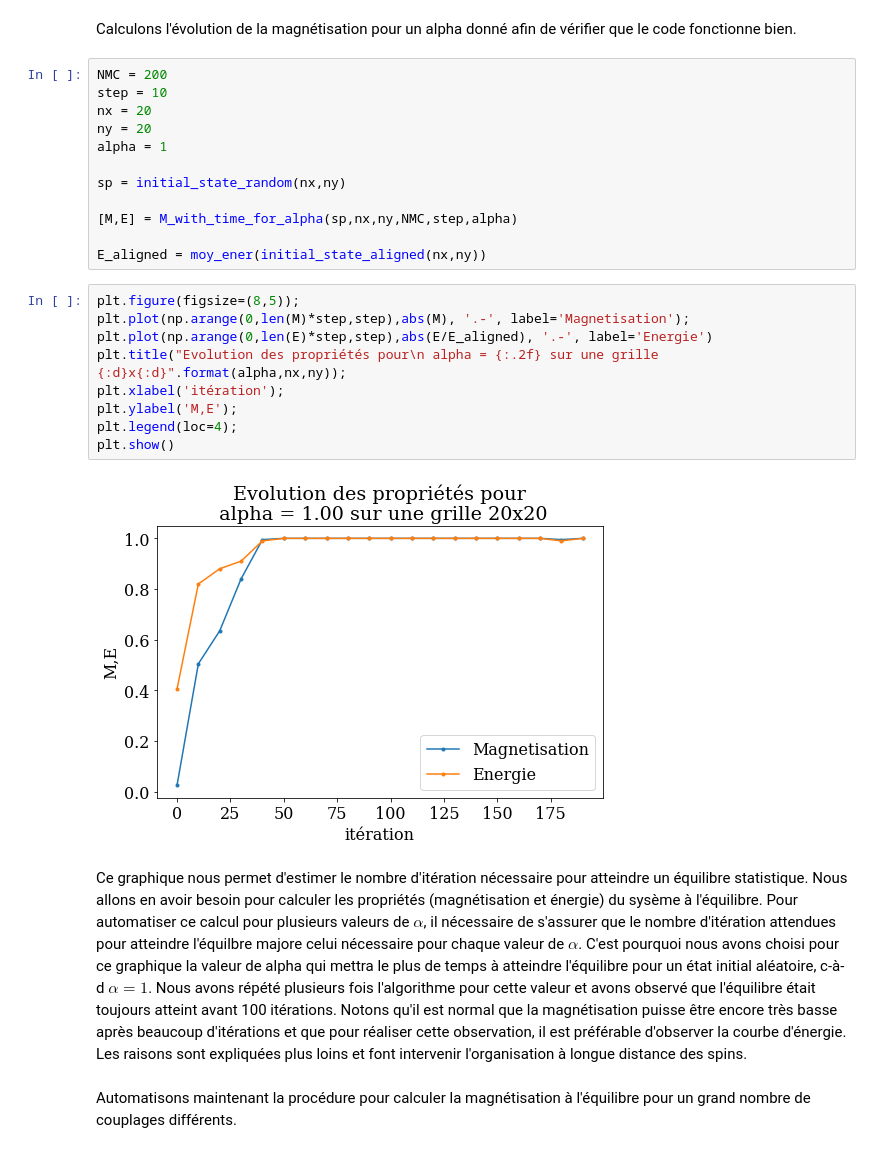
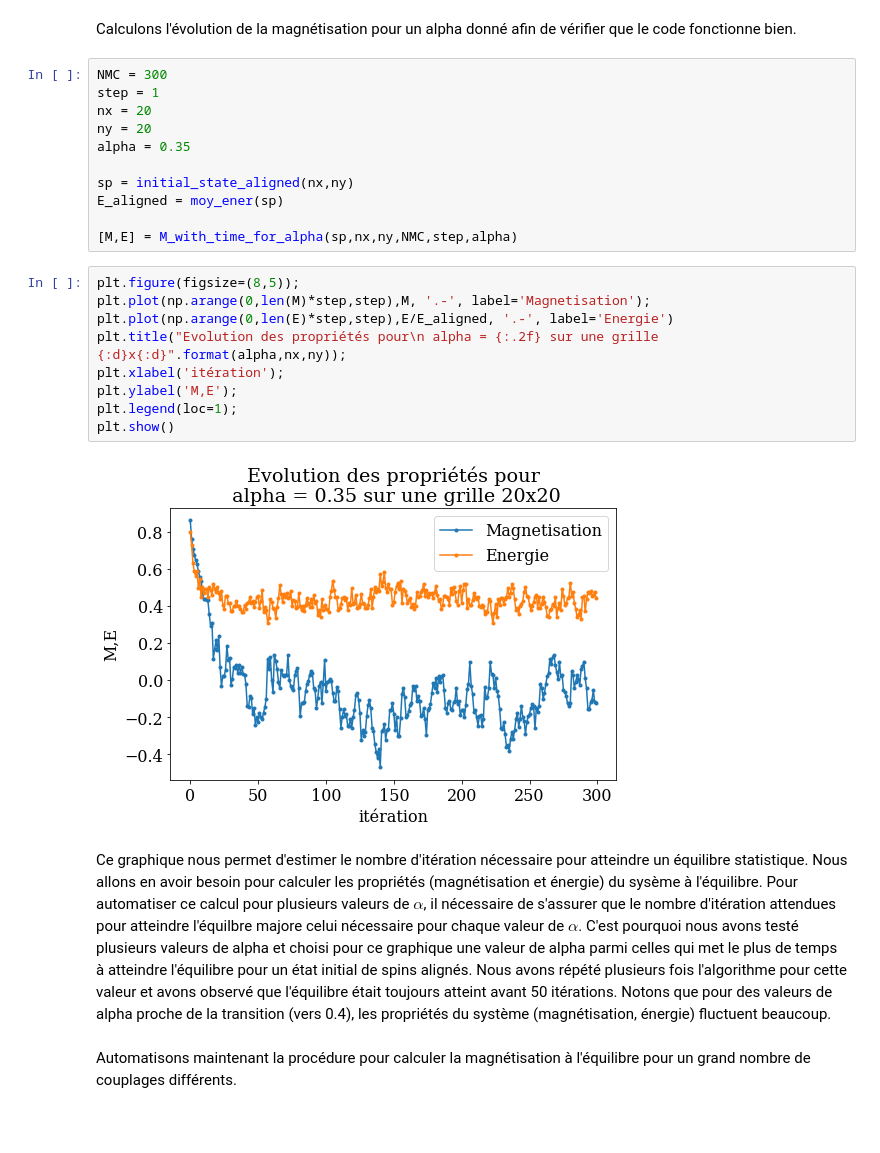
Before and after one commit to ceschoon/Travail-PHYS-F-303, a Jupyter notebook: Travail_PHYS-F-303_MJ_CS.ipynb, the cells around one changed output. Saved outputs shown, nothing was run; the diff lists cells and outputs as text; blank space fills up the shorter version.

```diff
--- a/Travail_PHYS-F-303_MJ_CS.ipynb
+++ b/Travail_PHYS-F-303_MJ_CS.ipynb
@@ -347,30 +354,29 @@ def M_with_time_for_alpha(sp,nx,ny,NMC,step,alpha):
 # %% [markdown]
 Calculons l'évolution de la magnétisation pour un alpha donné afin de vérifier que le code fonctionne bien.
 # %%
-NMC = 200
-step = 10
+NMC = 300
+step = 1
 nx = 20
 ny = 20
-alpha = 1
+alpha = 0.35
 
-sp = initial_state_random(nx,ny)
+sp = initial_state_aligned(nx,ny)
+E_aligned = moy_ener(sp)
 
 [M,E] = M_with_time_for_alpha(sp,nx,ny,NMC,step,alpha)
-
-E_aligned = moy_ener(initial_state_aligned(nx,ny))
 # %%
 plt.figure(figsize=(8,5));
-plt.plot(np.arange(0,len(M)*step,step),abs(M), '.-', label='Magnetisation');
-plt.plot(np.arange(0,len(E)*step,step),abs(E/E_aligned), '.-', label='Energie')
+plt.plot(np.arange(0,len(M)*step,step),M, '.-', label='Magnetisation');
+plt.plot(np.arange(0,len(E)*step,step),E/E_aligned, '.-', label='Energie')
 plt.title("Evolution des propriétés pour\n alpha = {:.2f} sur une grille {:d}x{:d}".format(alpha,nx,ny));
 plt.xlabel('itération');
 plt.ylabel('M,E');
-plt.legend(loc=4);
+plt.legend(loc=1);
 plt.show()
 # %% [output]
-[figure, old version]
+[figure, new version]
 # %% [markdown]
-Ce graphique nous permet d'estimer le nombre d'itération nécessaire pour atteindre un équilibre statistique. Nous allons en avoir besoin pour calculer les propriétés (magnétisation et énergie) du sysème à l'équilibre. Pour automatiser ce calcul pour plusieurs valeurs de $\alpha$, il nécessaire de s'assurer que le nombre d'itération attendues pour atteindre l'équilbre majore celui nécessaire pour chaque valeur de $\alpha$. C'est pourquoi nous avons choisi pour ce graphique la valeur de alpha qui mettra le plus de temps à atteindre l'équilibre pour un état initial aléatoire, c-à-d $\alpha=1$. Nous avons répété plusieurs fois l'algorithme pour cette valeur et avons observé que l'équilibre était toujours atteint avant 100 itérations. Notons qu'il est normal que la magnétisation puisse être encore très basse après beaucoup d'itérations et que pour réaliser cette observation, il est préférable d'observer la courbe d'énergie. Les raisons sont expliquées plus loins et font intervenir l'organisation à longue distance des spins.
+Ce graphique nous permet d'estimer le nombre d'itération nécessaire pour atteindre un équilibre statistique. Nous allons en avoir besoin pour calculer les propriétés (magnétisation et énergie) du sysème à l'équilibre. Pour automatiser ce calcul pour plusieurs valeurs de $\alpha$, il nécessaire de s'assurer que le nombre d'itération attendues pour atteindre l'équilbre majore celui nécessaire pour chaque valeur de $\alpha$. C'est pourquoi nous avons testé plusieurs valeurs de alpha et choisi pour ce graphique une valeur de alpha parmi celles qui met le plus de temps à atteindre l'équilibre pour un état initial de spins alignés. Nous avons répété plusieurs fois l'algorithme pour cette valeur et avons observé que l'équilibre était toujours atteint avant 50 itérations. Notons que pour des valeurs de alpha proche de la transition (vers 0.4), les propriétés du système (magnétisation, énergie) fluctuent beaucoup.
 # %% [markdown]
 Automatisons maintenant la procédure pour calculer la magnétisation à l'équilibre pour un grand nombre de couplages différents.
 # %%
```
Also changed, not shown: parts of 27 cells of this notebook.
